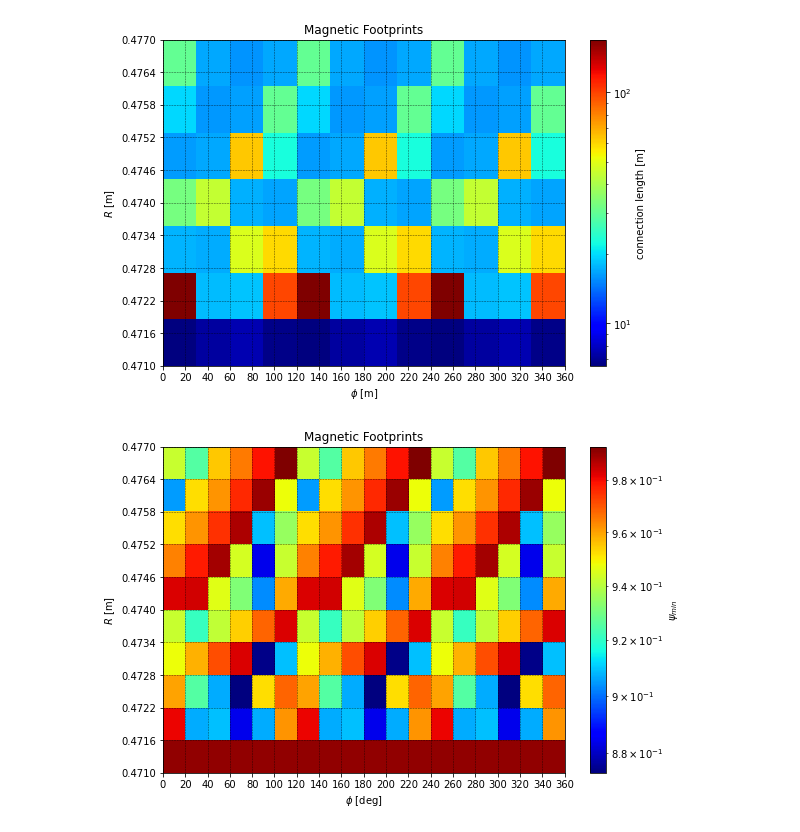
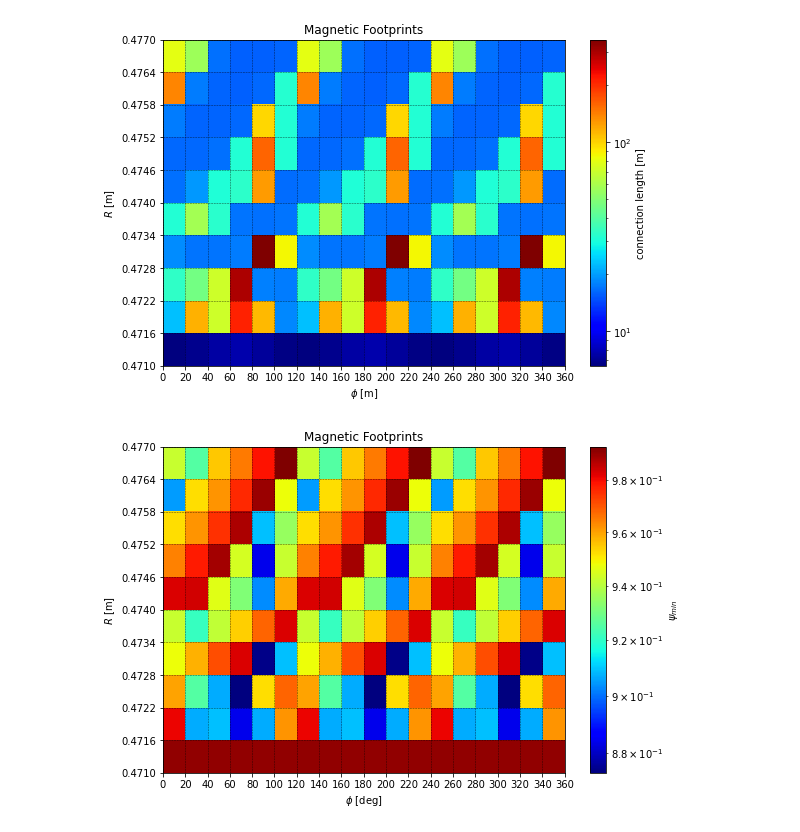
Before and after one commit to ojrfernandes/maglib, a Jupyter notebook: maglit/tcabr_footprints/plot_test.ipynb, the cells around one changed output. Drawn from its saved outputs; the diff is of its cells as text; code cells hidden in the pictures.

```diff
--- a/maglit/tcabr_footprints/plot_test.ipynb
+++ b/maglit/tcabr_footprints/plot_test.ipynb
@@ -6,7 +6,7 @@ import matplotlib.pyplot as plt
 from matplotlib.colors import LogNorm
 
 # Load data
-data = np.loadtxt('test_reading.dat')
+data = np.loadtxt('i_coils_n3_0.dat')
 
 # Extract relevant columns
 x = data[:, 2] #phi
@@ -31,34 +31,34 @@ x_min, x_max = 0, 360
 y_min, y_max = 0.471, 0.477
 
 num_x_divisions = 19
 num_y_divisions = 10
 
 # Generate x and y values for the grid
 x_grid = np.linspace(x_min, x_max, num_x_divisions)
 y_grid = np.linspace(y_min, y_max, num_y_divisions + 1)
 
 
 # Plot the grid
 plt.grid(True, linestyle='--', linewidth=0.5, color='black', alpha=0.7)
 
 # Set x and y axis ranges
 plt.xlim(x_min, x_max)
 plt.ylim(y_min, y_max)
 
 # Set ticks for the grid
 plt.xticks(x_grid)
 plt.yticks(y_grid)
 
 
 # Labels
 plt.xlabel('$\phi$ [m]')
 plt.ylabel('$R$ [m]')
 plt.title('Magnetic Footprints')
 
 # Show plot
 plt.show()
 # %% [output]
-[figure, old version]
+[figure, new version]
 # %%
 ## Plot psi_min
 # Import required modules
```
Also changed, not shown: 7 other files.
